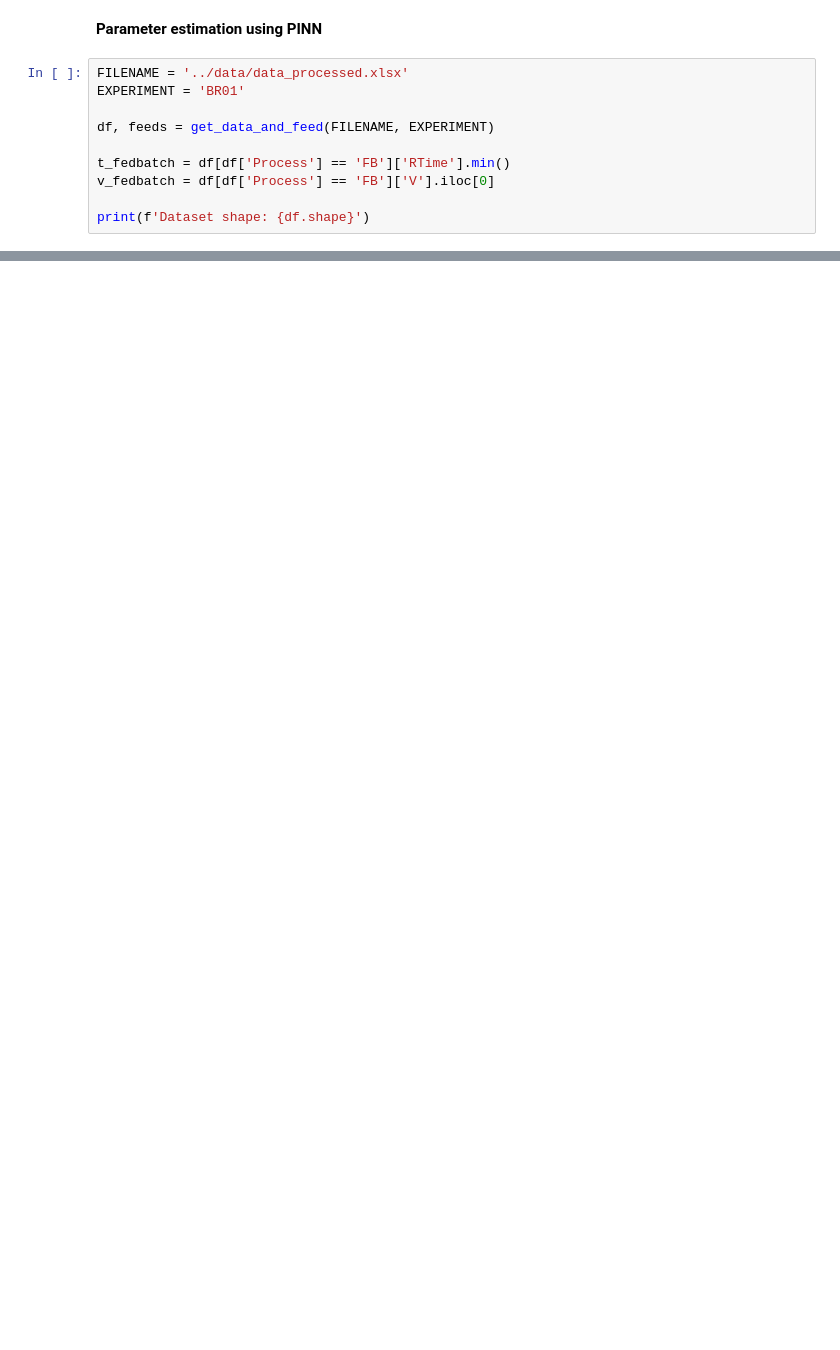
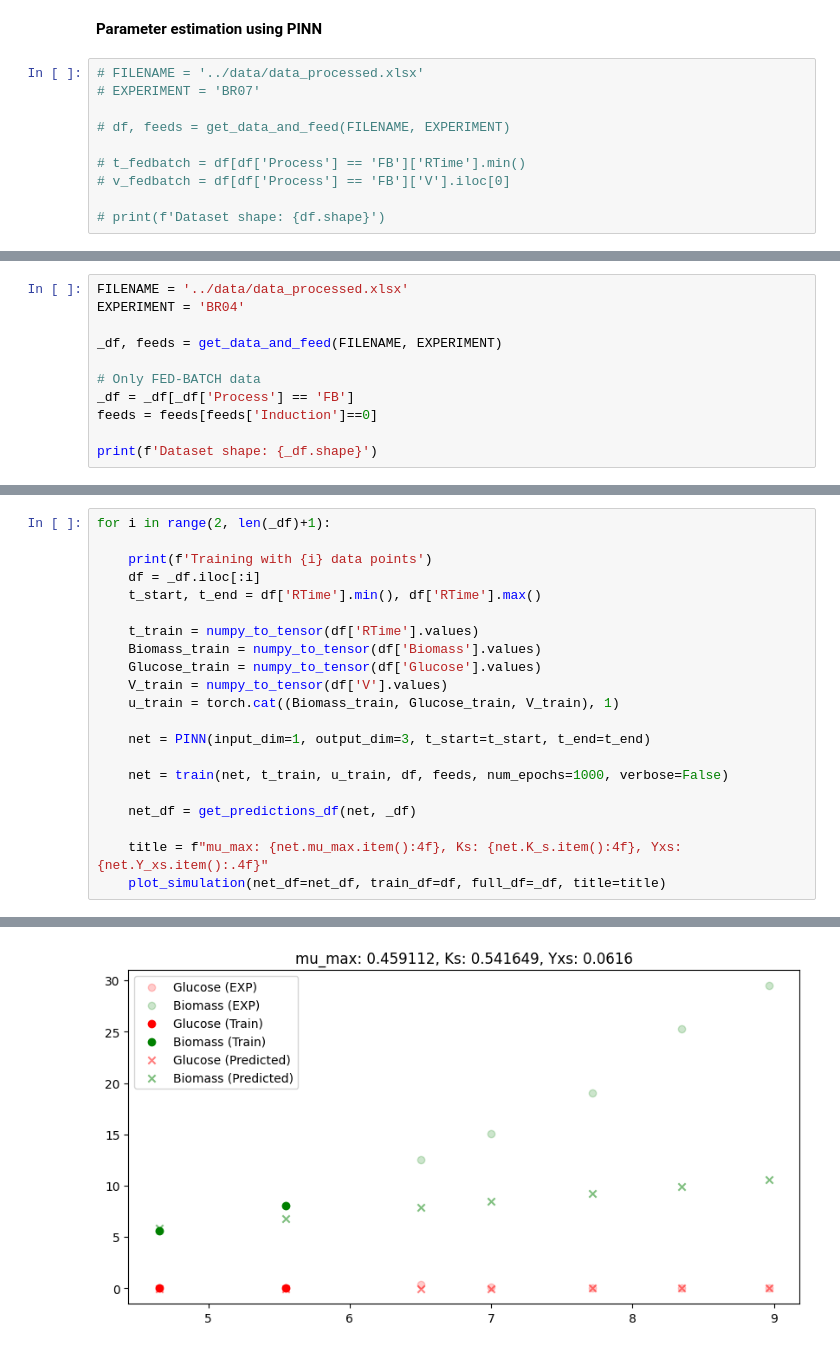
Before and after one commit to costasmexis/dynamic-modeling, a Jupyter notebook: notebooks/fed_batch_main.ipynb, the cells around one changed output, grey strips where cells are left out. Drawn from its saved outputs; the diff is of its cells as text; blank space fills up the shorter version.

```diff
--- a/notebooks/fed_batch_main.ipynb
+++ b/notebooks/fed_batch_main.ipynb
@@ -24,12 +26,12 @@ np.set_printoptions(precision=4)
 # %% [markdown]
 __Parameter estimation using PINN__
 # %%
-FILENAME = '../data/data_processed.xlsx'
-EXPERIMENT = 'BR01'
+# FILENAME = '../data/data_processed.xlsx'
+# EXPERIMENT = 'BR07'
 
-df, feeds = get_data_and_feed(FILENAME, EXPERIMENT)
+# df, feeds = get_data_and_feed(FILENAME, EXPERIMENT)
 
-t_fedbatch = df[df['Process'] == 'FB']['RTime'].min()
-v_fedbatch = df[df['Process'] == 'FB']['V'].iloc[0]
+# t_fedbatch = df[df['Process'] == 'FB']['RTime'].min()
+# v_fedbatch = df[df['Process'] == 'FB']['V'].iloc[0]
 
-print(f'Dataset shape: {df.shape}')
+# print(f'Dataset shape: {df.shape}')
@@ -181,0 +129,11 @@ KeyboardInterrupt:
+# %%
+FILENAME = '../data/data_processed.xlsx'
+EXPERIMENT = 'BR04'
+
+_df, feeds = get_data_and_feed(FILENAME, EXPERIMENT)
+
+# Only FED-BATCH data
+_df = _df[_df['Process'] == 'FB']
+feeds = feeds[feeds['Induction']==0]
+
+print(f'Dataset shape: {_df.shape}')
@@ -181,0 +142,22 @@ KeyboardInterrupt:
+# %%
+for i in range(2, len(_df)+1):
+
+    print(f'Training with {i} data points')
+    df = _df.iloc[:i]
+    t_start, t_end = df['RTime'].min(), df['RTime'].max()
+
+    t_train = numpy_to_tensor(df['RTime'].values)
+    Biomass_train = numpy_to_tensor(df['Biomass'].values)
+    Glucose_train = numpy_to_tensor(df['Glucose'].values)
+    V_train = numpy_to_tensor(df['V'].values)
+    u_train = torch.cat((Biomass_train, Glucose_train, V_train), 1)
+
+    net = PINN(input_dim=1, output_dim=3, t_start=t_start, t_end=t_end)
+
+    net = train(net, t_train, u_train, df, feeds, num_epochs=1000, verbose=False)
+
+    net_df = get_predictions_df(net, _df)
+
+    title = f"mu_max: {net.mu_max.item():4f}, Ks: {net.K_s.item():4f}, Yxs: {net.Y_xs.item():.4f}"
+    plot_simulation(net_df=net_df, train_df=df, full_df=_df, title=title)
+# %% [output]
@@ -181,0 +165 @@ KeyboardInterrupt:
+[figure, added]
```
Also changed, not shown: parts of 9 cells of this notebook, 27 other files.
